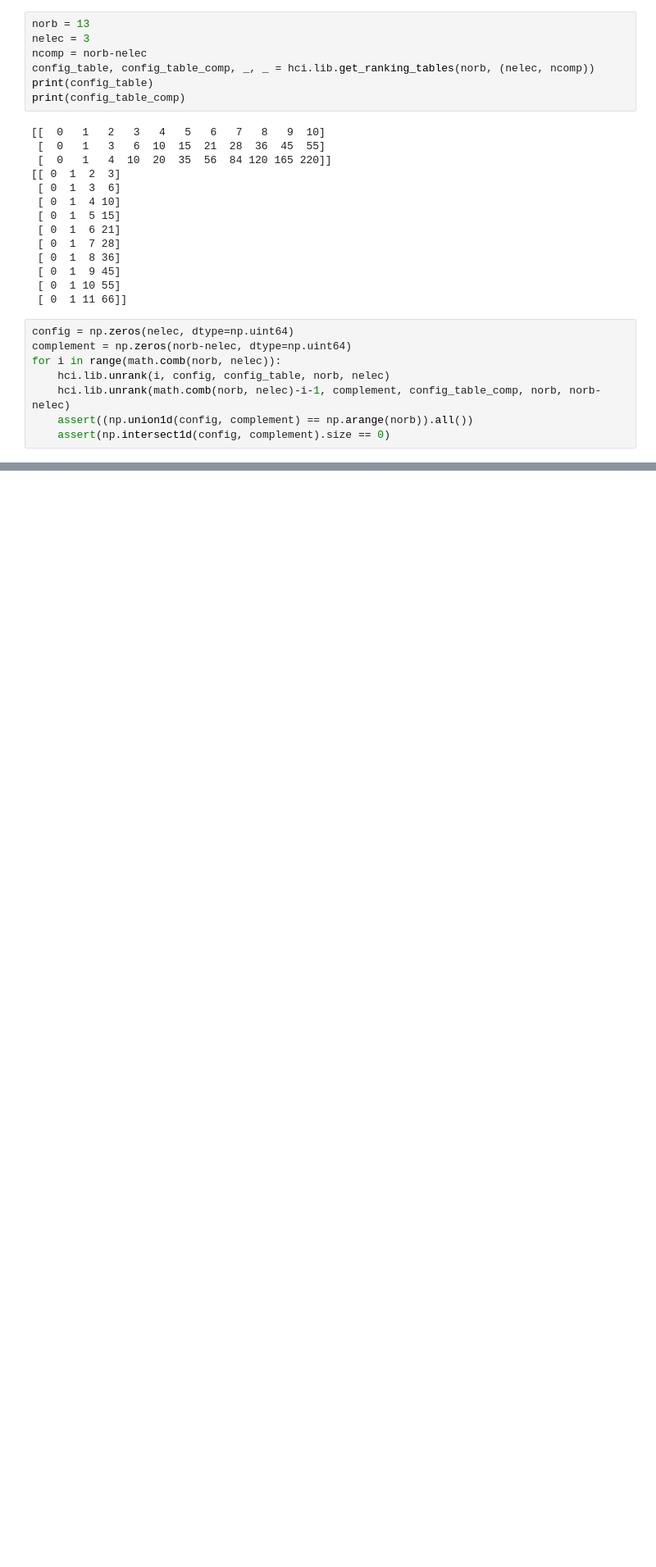
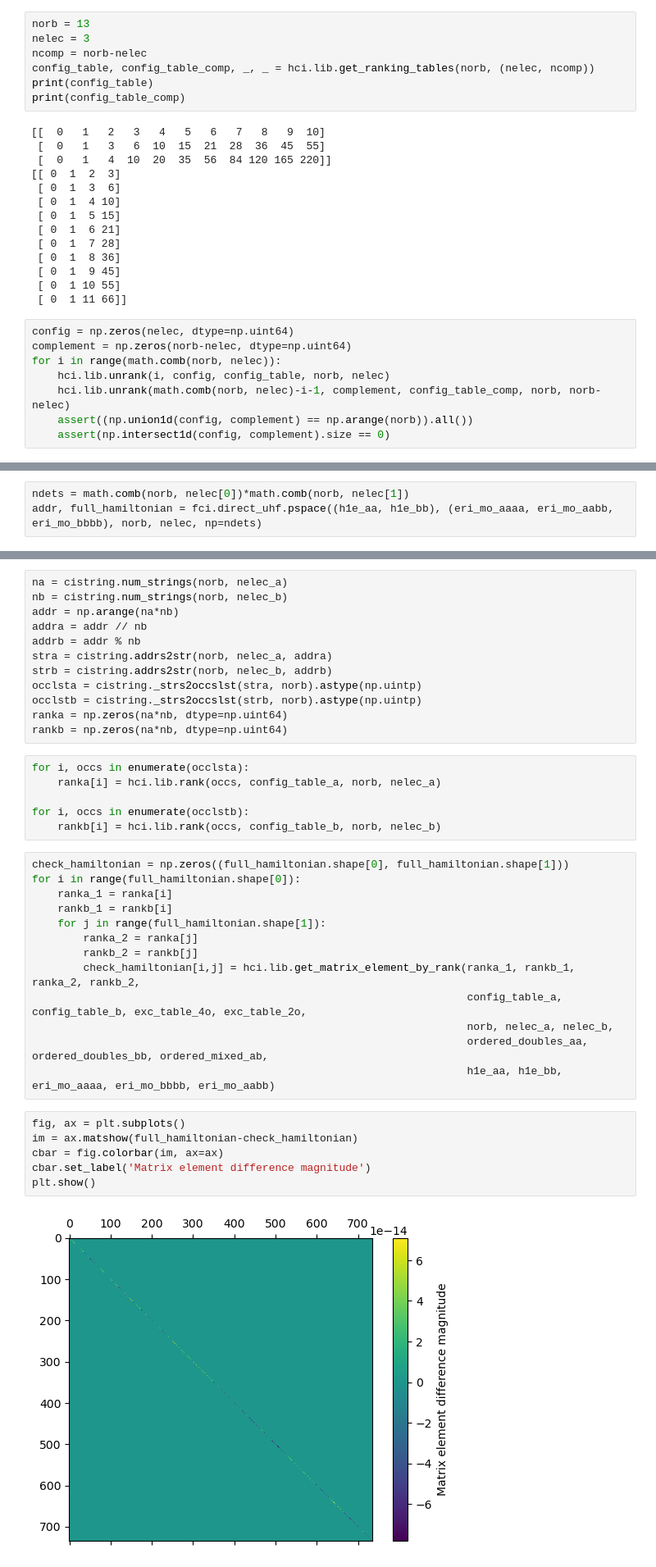
Before and after one commit to osbritton1/hci, a Jupyter notebook: scratch_testing.ipynb, the cells around one changed output, grey strips where cells are left out. Shown at 82% size. Saved outputs shown, nothing was run; the diff lists cells and outputs as text; blank space fills up the shorter version.

Commit message:
Fixed logical error in double expansion code; checked matrix element computations against PySCF FCI matrix

```diff
--- a/scratch_testing.ipynb
+++ b/scratch_testing.ipynb
@@ -636,0 +718,3 @@ for i in range(math.comb(norb, nelec)):
+# %%
+ndets = math.comb(norb, nelec[0])*math.comb(norb, nelec[1])
+addr, full_hamiltonian = fci.direct_uhf.pspace((h1e_aa, h1e_bb), (eri_mo_aaaa, eri_mo_aabb, eri_mo_bbbb), norb, nelec, np=ndets)
@@ -636,0 +725,39 @@ for i in range(math.comb(norb, nelec)):
+# %%
+na = cistring.num_strings(norb, nelec_a)
+nb = cistring.num_strings(norb, nelec_b)
+addr = np.arange(na*nb)
+addra = addr // nb
+addrb = addr % nb
+stra = cistring.addrs2str(norb, nelec_a, addra)
+strb = cistring.addrs2str(norb, nelec_b, addrb)
+occlsta = cistring._strs2occslst(stra, norb).astype(np.uintp)
+occlstb = cistring._strs2occslst(strb, norb).astype(np.uintp)
+ranka = np.zeros(na*nb, dtype=np.uint64)
+rankb = np.zeros(na*nb, dtype=np.uint64)
+# %%
+for i, occs in enumerate(occlsta):
+    ranka[i] = hci.lib.rank(occs, config_table_a, norb, nelec_a)
+
+for i, occs in enumerate(occlstb):
+    rankb[i] = hci.lib.rank(occs, config_table_b, norb, nelec_b)
+# %%
+check_hamiltonian = np.zeros((full_hamiltonian.shape[0], full_hamiltonian.shape[1]))
+for i in range(full_hamiltonian.shape[0]):
+    ranka_1 = ranka[i]
+    rankb_1 = rankb[i]
+    for j in range(full_hamiltonian.shape[1]):
+        ranka_2 = ranka[j]
+        rankb_2 = rankb[j]
+        check_hamiltonian[i,j] = hci.lib.get_matrix_element_by_rank(ranka_1, rankb_1, ranka_2, rankb_2,
+                                                                    config_table_a, config_table_b, exc_table_4o, exc_table_2o,
+                                                                    norb, nelec_a, nelec_b,
+                                                                    ordered_doubles_aa, ordered_doubles_bb, ordered_mixed_ab,
+                                                                    h1e_aa, h1e_bb, eri_mo_aaaa, eri_mo_bbbb, eri_mo_aabb)
+# %%
+fig, ax = plt.subplots()
+im = ax.matshow(full_hamiltonian-check_hamiltonian)
+cbar = fig.colorbar(im, ax=ax)
+cbar.set_label('Matrix element difference magnitude')
+plt.show()
+# %% [output]
+[figure, added]
```
Also changed, not shown: parts of 16 cells of this notebook, 15 other files.
